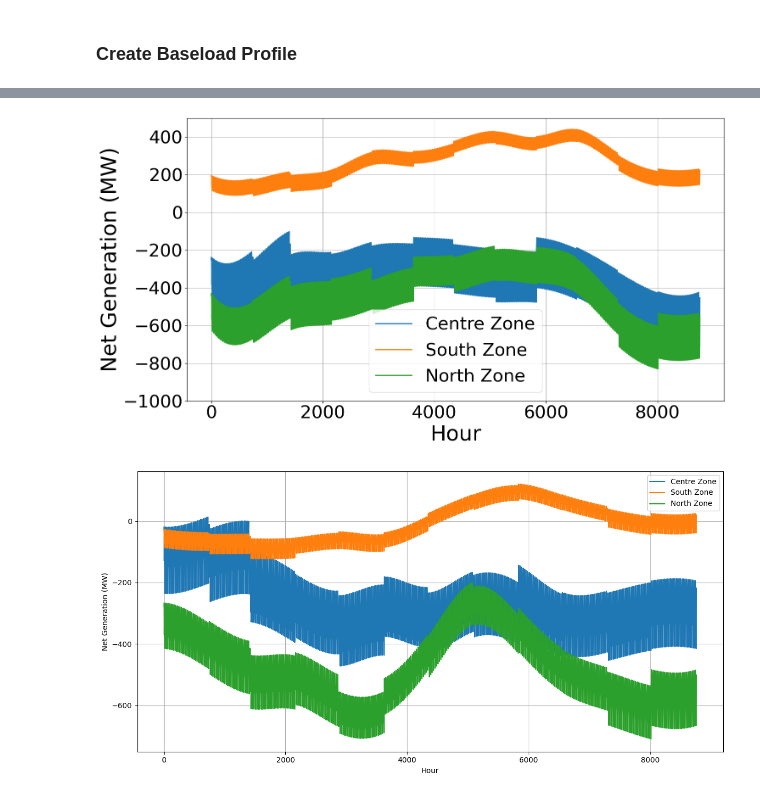
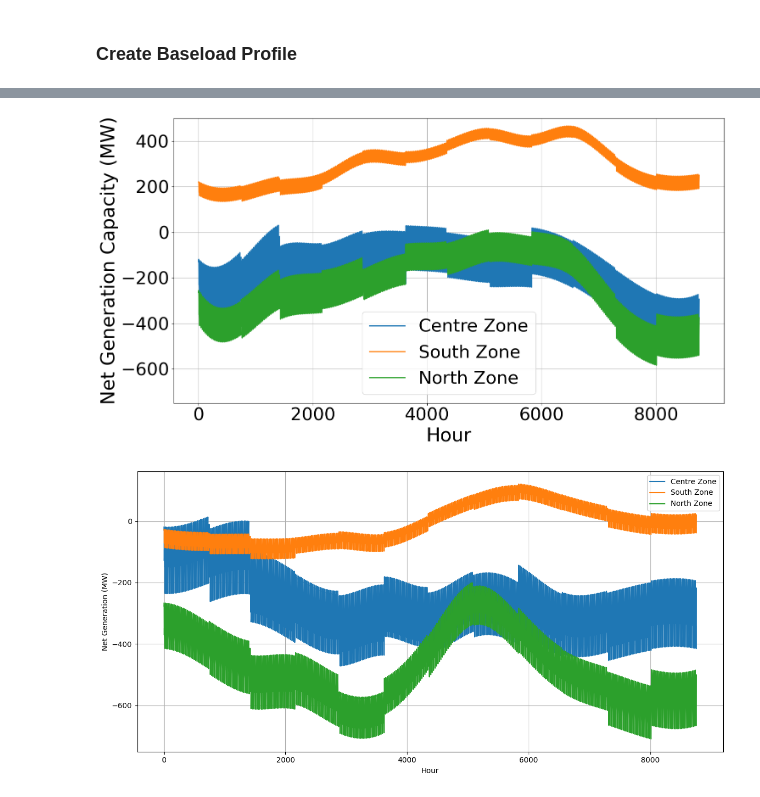
Before and after one commit to lukasschirren/GeoH2-prep-Laos, a Jupyter notebook: runoff_new_plants.ipynb, the cells around one changed output, grey strips where cells are left out. Saved outputs shown, nothing was run; the diff lists cells and outputs as text; code cells hidden in the pictures.

Commit message:
Updated figures

```diff
--- a/runoff_new_plants.ipynb
+++ b/runoff_new_plants.ipynb
@@ -472,7 +477,7 @@ def assign_zones_to_plants(plants_gdf, areas_gdf, zone_column="Area_new24"):
     return plants_with_zones
 # %%
 # Load spatial data
-plants_gdf = gdf_30 # Replace with gdf30 if needed
+plants_gdf = gdf_25 # Replace with gdf30 if needed
 areas_gdf = gpd.read_file(r'Raw_Spatial_Data\areas_laos.geojson')
 
 # Step 1: Assign zones to plants
@@ -534,7 +539,7 @@ zone_profiles = load_and_process_load_profiles(
 # 2025 - 1.367125525
 # 2030 - 1.804013066
 
-percentage = 1.804013066   # Your percentage multiplier
+percentage = 1.367125525   # Your percentage multiplier
 
 # Multiply each DataFrame in the dictionary by the percentage
 zone_profiles = {zone: df * percentage for zone, df in zone_profiles.items()}
@@ -666,7 +671,7 @@ net_generation_dry = distribute_and_subtract_demand_v2(
 # %%
 def plot_net_generation(net_generation, plants_data, zone_column, max_hours=None):
     # Font sizes
-    LABEL_SIZE = 36
+    LABEL_SIZE = 32
     TICK_SIZE = 30
     LEGEND_SIZE = 30
 
@@ -674,36 +679,36 @@ def plot_net_generation(net_generation, plants_data, zone_column, max_hours=None
         net_generation = net_generation.iloc[:max_hours]
 
     hour_index = range(1, len(net_generation) + 1)
     zones = plants_data[zone_column].unique()
 
     plt.figure(figsize=(15, 8))
 
     for zone in zones:
         plants_in_zone = plants_data[plants_data[zone_column] == zone]['name']
         zone_net_generation = net_generation[plants_in_zone].sum(axis=1)
         plt.plot(hour_index, zone_net_generation, label=f"{zone.capitalize()} Zone", linewidth=2)
 
     plt.xlabel("Hour", fontsize=LABEL_SIZE)
-    plt.ylabel("Net Generation (MW)", fontsize=LABEL_SIZE)
+    plt.ylabel("Net Generation Capacity (MW)", fontsize=LABEL_SIZE)
     plt.legend(fontsize=LEGEND_SIZE)
     plt.xticks(fontsize=TICK_SIZE)
     plt.yticks(fontsize=TICK_SIZE)
 
     # Set axis limits
     # plt.xlim(0, 8760)  # Full year of hourly data
-    plt.ylim(-1000, 500)  # Adjust based on your max generation values
+    plt.ylim(-750, 500)  # Adjust based on your max generation values
 
     plt.grid(True)
     plt.tight_layout()
     plt.show()
 
 plot_net_generation(
     net_generation=net_generation_wet,
     plants_data=plants_with_zones,
     zone_column="Area_new24"
 )
 # %% [output]
-[figure, old version]
+[figure, new version]
 # %%
 def plot_net_generation(net_generation, plants_data, zone_column, max_hours=None):
     """
```
Also changed, not shown: parts of 2 cells of this notebook.
